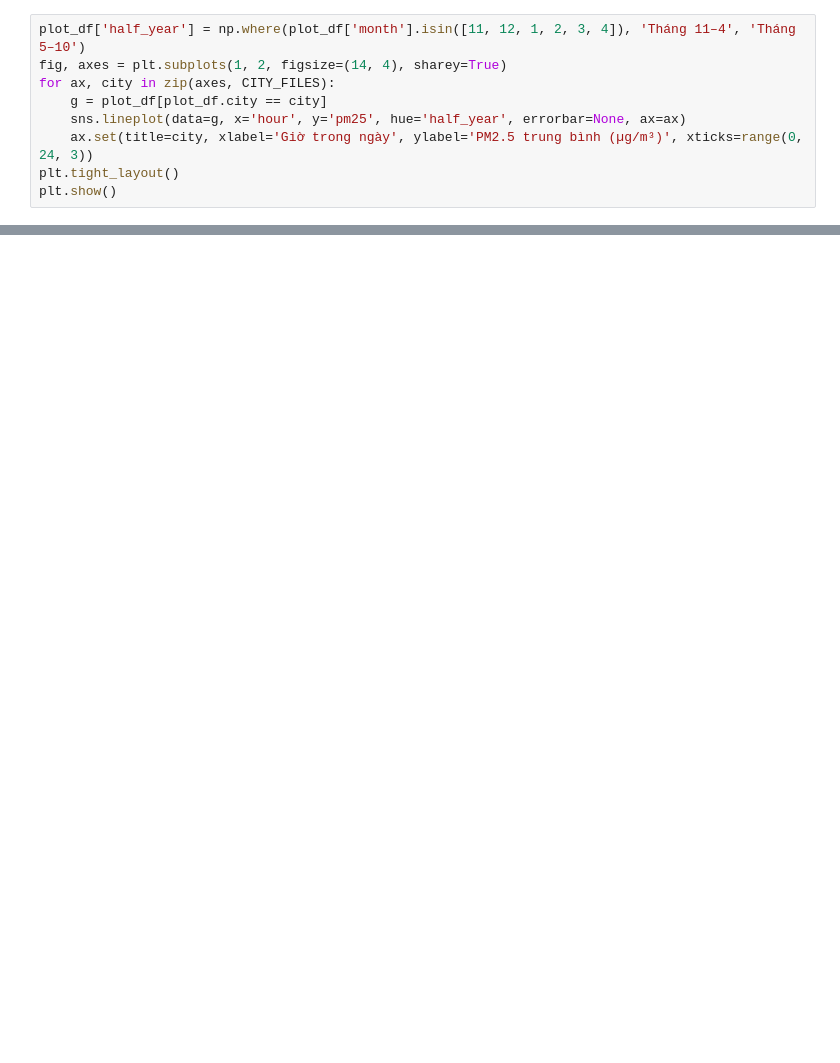
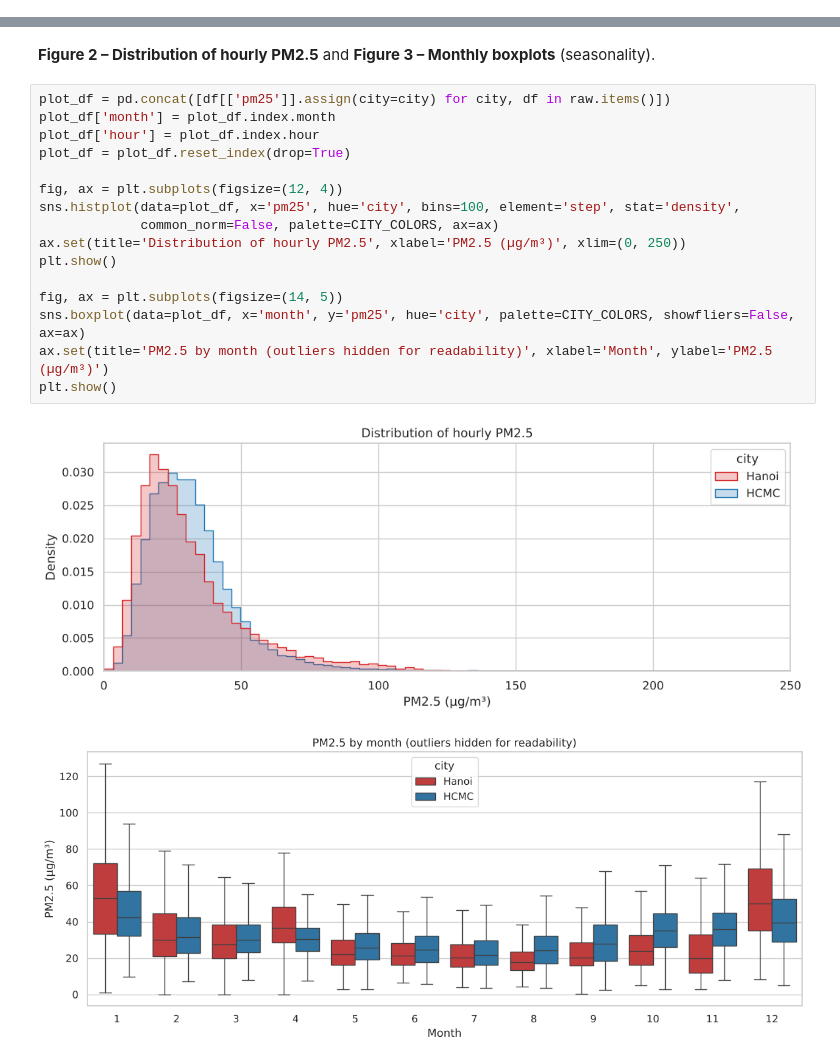
Before and after one commit to perckgg/NTLT, a Jupyter notebook: 03_TimeSeries/result/03_TimeSeries_Air_Quality_executed.ipynb, the cells around one changed output, grey strips where cells are left out. Cells and saved outputs as stored; diff of their text form; blank space fills up the shorter version.

```diff
--- a/03_TimeSeries/result/03_TimeSeries_Air_Quality_executed.ipynb
+++ b/03_TimeSeries/result/03_TimeSeries_Air_Quality_executed.ipynb
@@ -196,9 +0,0 @@ plt.show()
-# %%
-plot_df['half_year'] = np.where(plot_df['month'].isin([11, 12, 1, 2, 3, 4]), 'Tháng 11–4', 'Tháng 5–10')
-fig, axes = plt.subplots(1, 2, figsize=(14, 4), sharey=True)
-for ax, city in zip(axes, CITY_FILES):
-    g = plot_df[plot_df.city == city]
-    sns.lineplot(data=g, x='hour', y='pm25', hue='half_year', errorbar=None, ax=ax)
-    ax.set(title=city, xlabel='Giờ trong ngày', ylabel='PM2.5 trung bình (µg/m³)', xticks=range(0, 24, 3))
-plt.tight_layout()
-plt.show()
@@ -900,0 +175,21 @@ display(pd.DataFrame(demo_rows))
+# %% [markdown]
+**Figure 2 – Distribution of hourly PM2.5** and **Figure 3 – Monthly boxplots** (seasonality).
+# %%
+plot_df = pd.concat([df[['pm25']].assign(city=city) for city, df in raw.items()])
+plot_df['month'] = plot_df.index.month
+plot_df['hour'] = plot_df.index.hour
+plot_df = plot_df.reset_index(drop=True)
+
+fig, ax = plt.subplots(figsize=(12, 4))
+sns.histplot(data=plot_df, x='pm25', hue='city', bins=100, element='step', stat='density',
+             common_norm=False, palette=CITY_COLORS, ax=ax)
+ax.set(title='Distribution of hourly PM2.5', xlabel='PM2.5 (µg/m³)', xlim=(0, 250))
+plt.show()
+
+fig, ax = plt.subplots(figsize=(14, 5))
+sns.boxplot(data=plot_df, x='month', y='pm25', hue='city', palette=CITY_COLORS, showfliers=False, ax=ax)
+ax.set(title='PM2.5 by month (outliers hidden for readability)', xlabel='Month', ylabel='PM2.5 (µg/m³)')
+plt.show()
+# %% [output]
+[figure, added]
+[figure, added]
```
Also changed, not shown: parts of 100 cells of this notebook, 22 other files.
